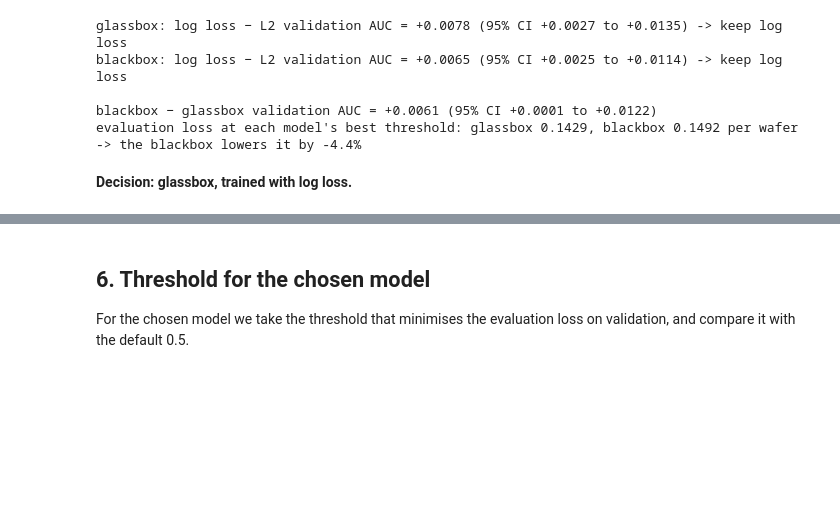
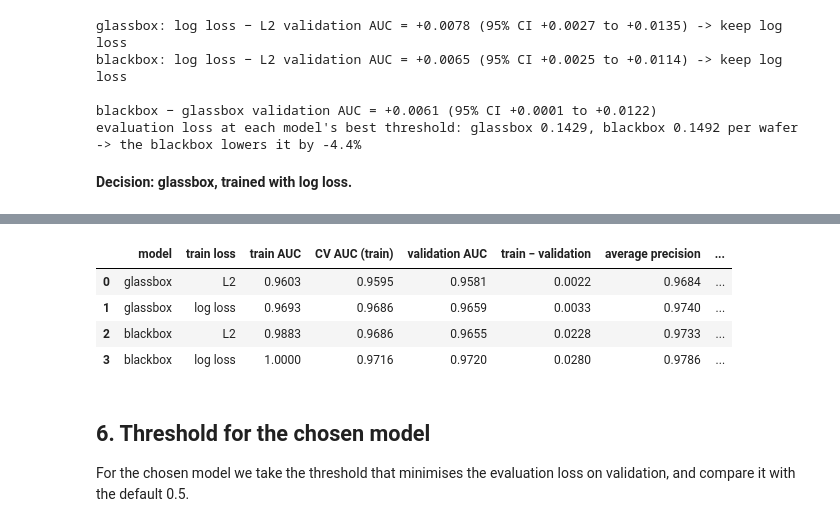
Before and after one commit to Ananya8576/dba5106-proj2, a Jupyter notebook: project/Project2_Classification.ipynb, the cells around one changed output, grey strips where cells are left out. Saved outputs shown, nothing was run; the diff lists cells and outputs as text; code cells hidden in the pictures; blank space fills up the shorter version.

```diff
--- a/project/Project2_Classification.ipynb
+++ b/project/Project2_Classification.ipynb
@@ -376,3 +379,21 @@ plt.tight_layout(); savefig("03_auc_intervals.png"); plt.show()
+# %%
+from sklearn.metrics import average_precision_score, accuracy_score
+ytr = np.asarray(y_tr); rows = []
+for k, m in MODELS.items():
+    s = S_va[k]; p = np.clip(s, 0, 1)
+    rows.append({"model": k[0], "train loss": k[1],
+                 "train AUC": roc_auc_score(ytr, score_of(m, X_tr)), "CV AUC (train)": SEARCH[k].best_score_,
+                 "validation AUC": roc_auc_score(yv, s), "train − validation": roc_auc_score(ytr, score_of(m, X_tr)) - roc_auc_score(yv, s),
+                 "average precision": average_precision_score(yv, s), "Brier": brier_score_loss(yv, p),
+                 "accuracy at 0.5": accuracy_score(yv, s >= 0.5), "eval loss at 0.5": eval_loss(yv, s, 0.5),
+                 "eval loss at best threshold": best_threshold(yv, s)[1]})
+display(pd.DataFrame(rows).round(4))
+# %% [output]
+|  | model | train loss | train AUC | CV AUC (train) | validation AUC | train − validation | average precision | ... |
+| 0 | glassbox | L2 | 0.9603 | 0.9595 | 0.9581 | 0.0022 | 0.9684 | ... |
+| 1 | glassbox | log loss | 0.9693 | 0.9686 | 0.9659 | 0.0033 | 0.9740 | ... |
+| 2 | blackbox | L2 | 0.9883 | 0.9686 | 0.9655 | 0.0228 | 0.9733 | ... |
+| 3 | blackbox | log loss | 1.0000 | 0.9716 | 0.9720 | 0.0280 | 0.9786 | ... |
 # %% [markdown]
 ## 6. Threshold for the chosen model
 For the chosen model we take the threshold that minimises the evaluation loss on validation, and compare it with the default 0.5.
```
Also changed, not shown: parts of 4 cells of this notebook, 2 other files.
